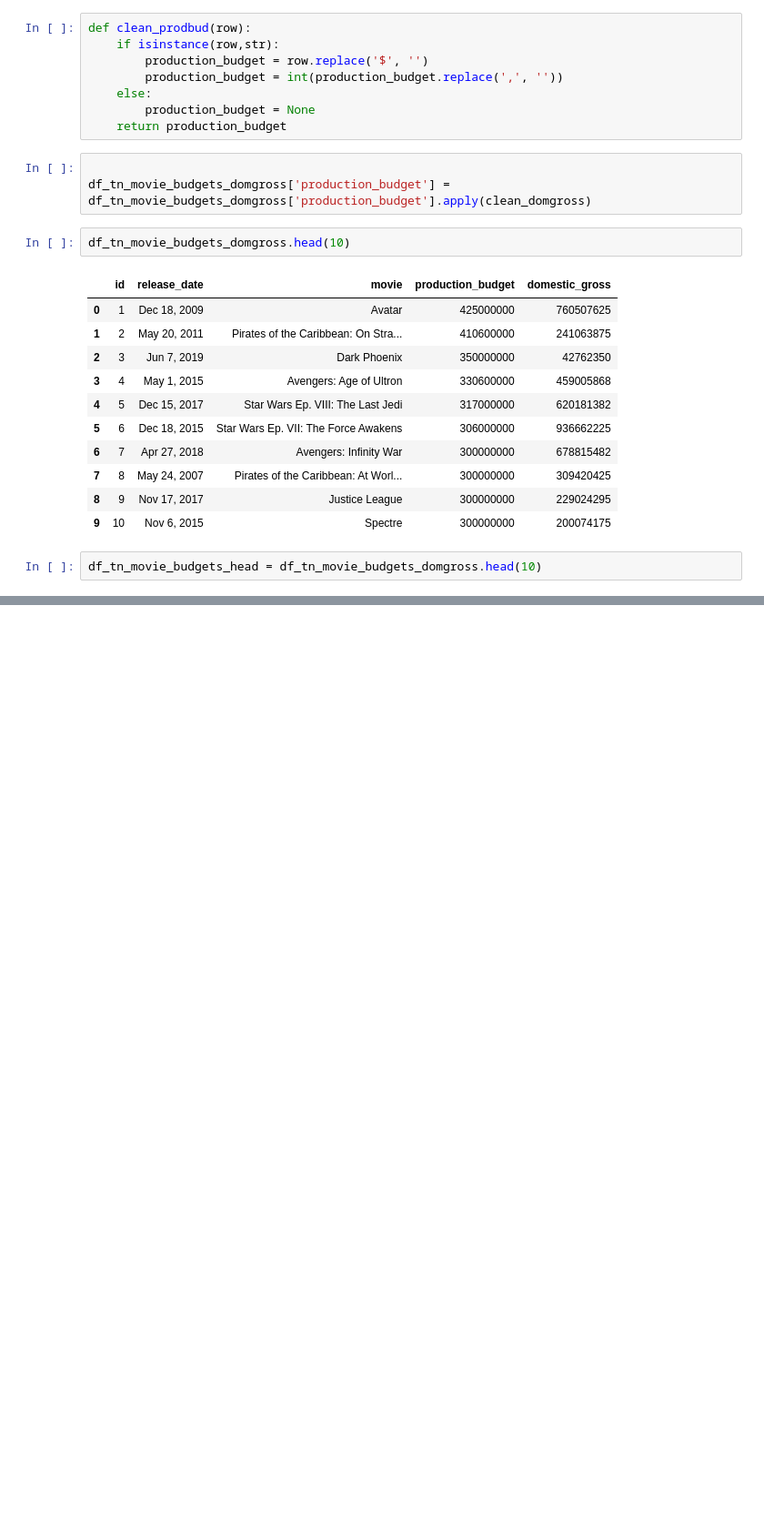
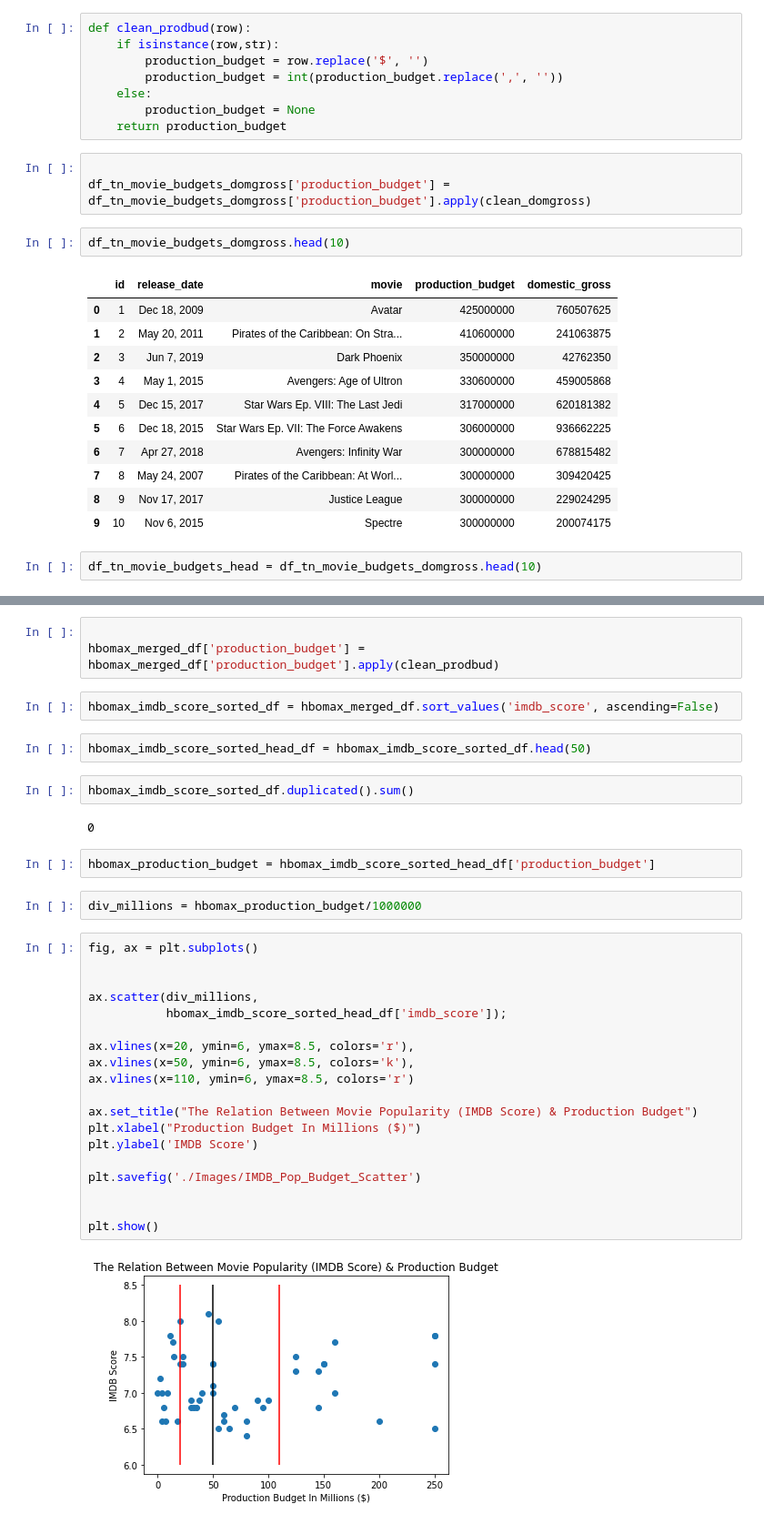
Before and after one commit to kyongminso/phase_1_project, a Jupyter notebook: Jawwad Data Cleaned.ipynb, the cells around one changed output, grey strips where cells are left out. Shown at 91% size. Saved outputs shown, nothing was run; the diff lists cells and outputs as text; blank space fills up the shorter version.

```diff
--- a/Jawwad Data Cleaned.ipynb
+++ b/Jawwad Data Cleaned.ipynb
@@ -259,0 +182,36 @@ plt.ylabel("Movie Gross (Domestic $)");
+# %%
+
+hbomax_merged_df['production_budget'] = hbomax_merged_df['production_budget'].apply(clean_prodbud)
+# %%
+hbomax_imdb_score_sorted_df = hbomax_merged_df.sort_values('imdb_score', ascending=False)
+# %%
+hbomax_imdb_score_sorted_head_df = hbomax_imdb_score_sorted_df.head(50)
+# %%
+hbomax_imdb_score_sorted_df.duplicated().sum()
+# %% [output]
+0
+# %%
+hbomax_production_budget = hbomax_imdb_score_sorted_head_df['production_budget']
+# %%
+div_millions = hbomax_production_budget/1000000
+# %%
+fig, ax = plt.subplots()
+
+
+ax.scatter(div_millions,
+           hbomax_imdb_score_sorted_head_df['imdb_score']);
+
+ax.vlines(x=20, ymin=6, ymax=8.5, colors='r'),
+ax.vlines(x=50, ymin=6, ymax=8.5, colors='k'),
+ax.vlines(x=110, ymin=6, ymax=8.5, colors='r')
+
+ax.set_title("The Relation Between Movie Popularity (IMDB Score) & Production Budget")
+plt.xlabel("Production Budget In Millions ($)")
+plt.ylabel('IMDB Score')
+
+plt.savefig('./Images/IMDB_Pop_Budget_Scatter')
+
+
+plt.show()
+# %% [output]
+[figure, added]
```
Also changed, not shown: parts of 21 cells of this notebook, 6 other files.
